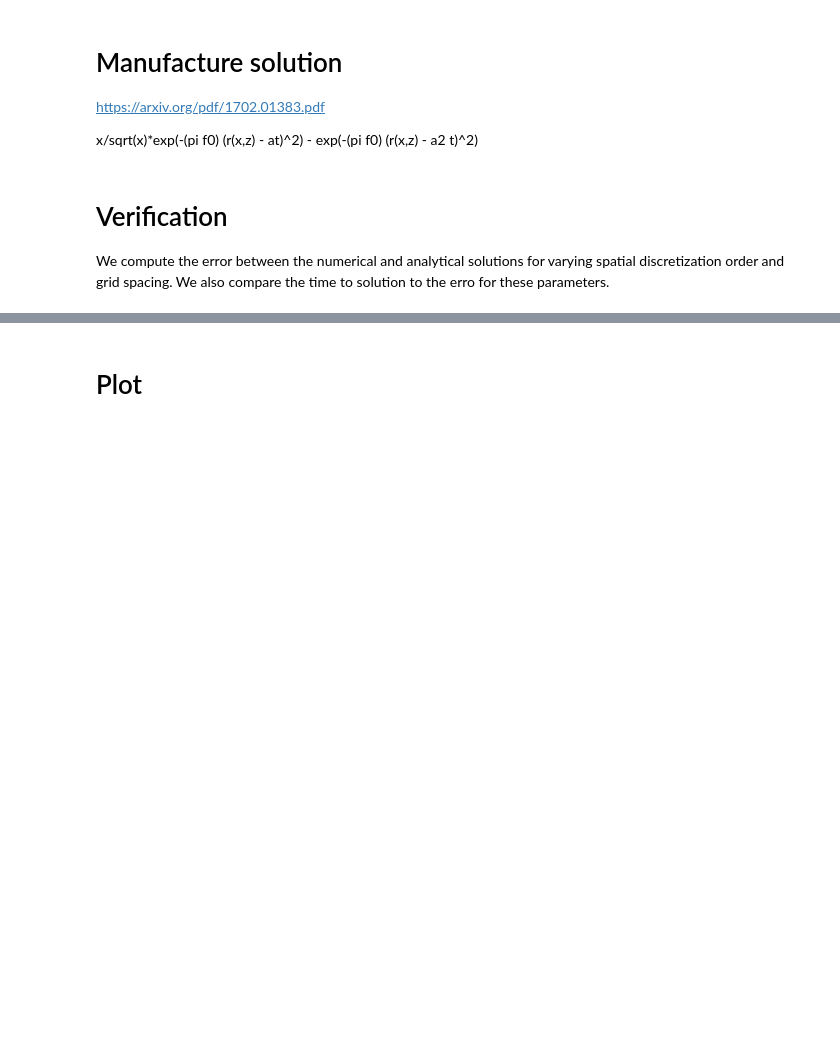
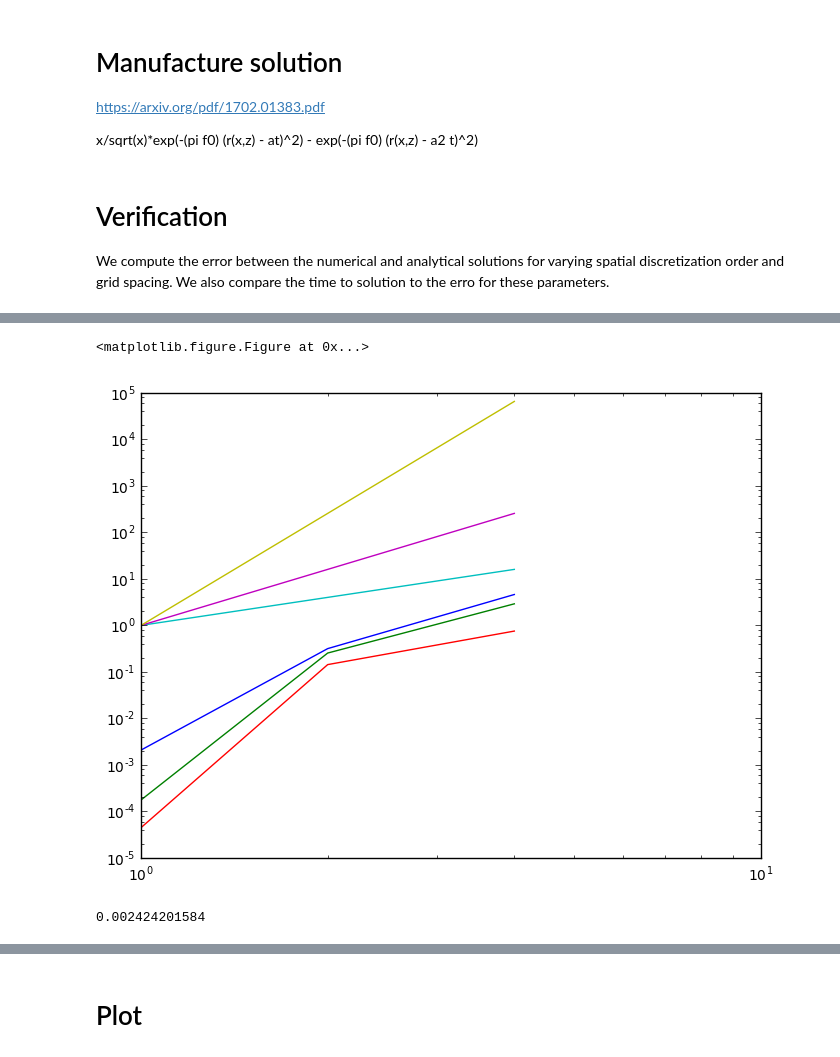
Before and after one commit to gamdow/devito, a Jupyter notebook: examples/seismic/acoustic/Verification.ipynb, the cells around one changed output, grey strips where cells are left out. Cells and saved outputs as stored; diff of their text form; code cells hidden in the pictures; blank space fills up the shorter version.

```diff
--- a/examples/seismic/acoustic/Verification.ipynb
+++ b/examples/seismic/acoustic/Verification.ipynb
@@ -78,30 +89,20 @@ We compute the error between the numerical and analytical solutions for varying
 # %%
-
-# sizes = ((401 , 1.0), (251, .16), (201, .5), (101, .25), (51, .125))
-orders = [2, 4, 6, 8 ,10]
-
-
-
-orders = ((2, ((401 , 2.0), (251, 3.2), (201, 4.0))),
-           (4, ((251, 3.2), (201, 4.0), (101, 8.0))),
-           (8, ((201, 4.0), (101, 8.0), (51, 16.0))))
 errorl2 = np.zeros((3, 3))
 timing = np.zeros((3, 3))
 
-# set_log_level("ERROR")
-
-nt = 500
 
 ind_o = -1
-for spc, gr in orders:
+for order, gr in orders:
     ind_o +=1
     ind_spc = -1
     for nn, h in gr:
         ind_spc += 1
-        u, analytical, summary = mms(h, nn, spc, nt)
-        errorl2[ind_o, ind_spc] = np.linalg.norm(u.data[nt-1, spc:-spc, spc:-spc] -
-                                                 analytical.data[nt-1, spc:-spc, spc:-spc])
+        clear_cache()
+        u, analytical, summary, dt = mms(h, nn, order, nt)
+        spc = order+1
+        errorl2[ind_o, ind_spc] = np.max(np.fabs(u.data[nt-1, spc:-spc, spc:-spc] -
+                                                   analytical.data[nt-1, spc:-spc, spc:-spc]))
         timing[ind_o, ind_spc] = summary.timings['main']
         print("starting space order %s with (%s, %s) grid points the error is %s for %s runtime" %
-              (spc, nn, nn, errorl2[ind_o, ind_spc], timing[ind_o, ind_spc]))
+              (order, nn, nn, errorl2[ind_o, ind_spc], timing[ind_o, ind_spc]))
 # %% [output]
@@ -119,11 +115,11 @@ stylel = ('-^k', '-^b', '-^r', '-^g', '-^c')
 
 ord = [2, 4, 8]
 
-dx = [2, 3.2, 4, 8, 16]
+dx = [1.0, 2.0, 4.0]
 with LinePlotter(figname='MyPrettyPicture.pdf', plotdir='./',  xlabel='error') as plot:
     for i in range(0, 3):
-        plot.add_line(list(errorl2[:, i]), list(timing[:, i]), label=('order %s' % ord[i]), style=stylel[i],
-                      annotations=[('dx = %s m' % (sc)) for sc in dx][i:i+3])
+        plot.add_line(list(errorl2[i, :]), list(timing[i, :]), label=('order %s' % ord[i]), style=stylel[i],
+                      annotations=[('dx = %s m' % (sc)) for sc in dx][0:3])
 
 plt.clf()
 from IPython.display import IFrame
@@ -146,3 +142,19 @@ print(errorl2)
+# %%
+plt.figure()
+plt.loglog([1.0, 2.0, 4.0], errorl2[0,:])
+plt.loglog([1.0, 2.0, 4.0], errorl2[1,:])
+plt.loglog([1.0, 2.0, 4.0], errorl2[2,:])
+plt.loglog(dx, [dd**2 for dd in dx])
+plt.loglog(dx, [dd**4 for dd in dx])
+plt.loglog(dx, [dd**8 for dd in dx])
+plt.show()
+# %% [output]
+<matplotlib.figure.Figure at 0x...>
+[figure, added]
+# %%
+1.51512599e-04*16
+# %% [output]
+0.002424201584
 # %%
 stylel = ('-^k', '-^b', '-^r', '-^g', '-^c')
 style2 = ('--k', '--b', '--r', '--g', '--c')
```
Also changed, not shown: parts of 15 cells of this notebook.
